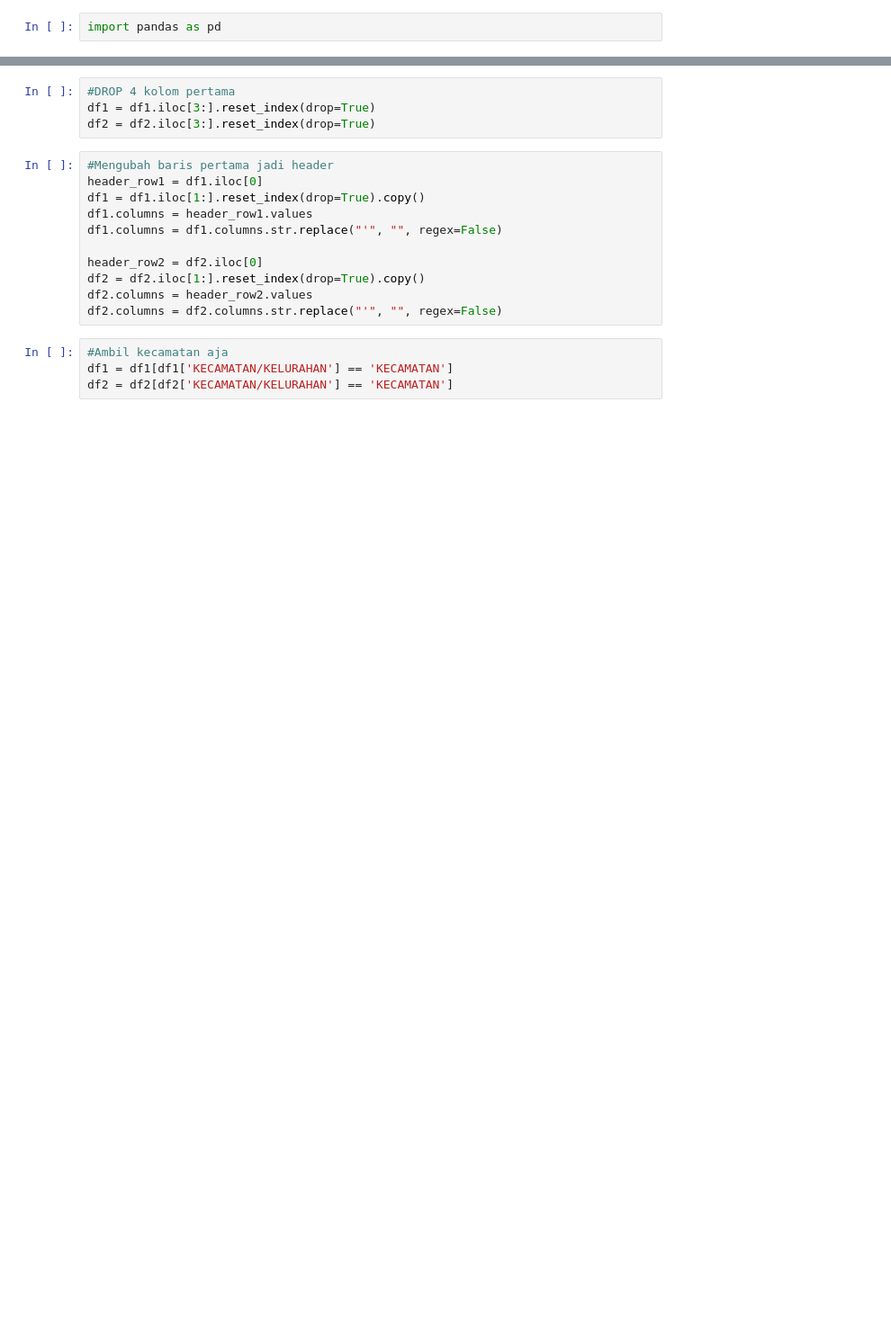
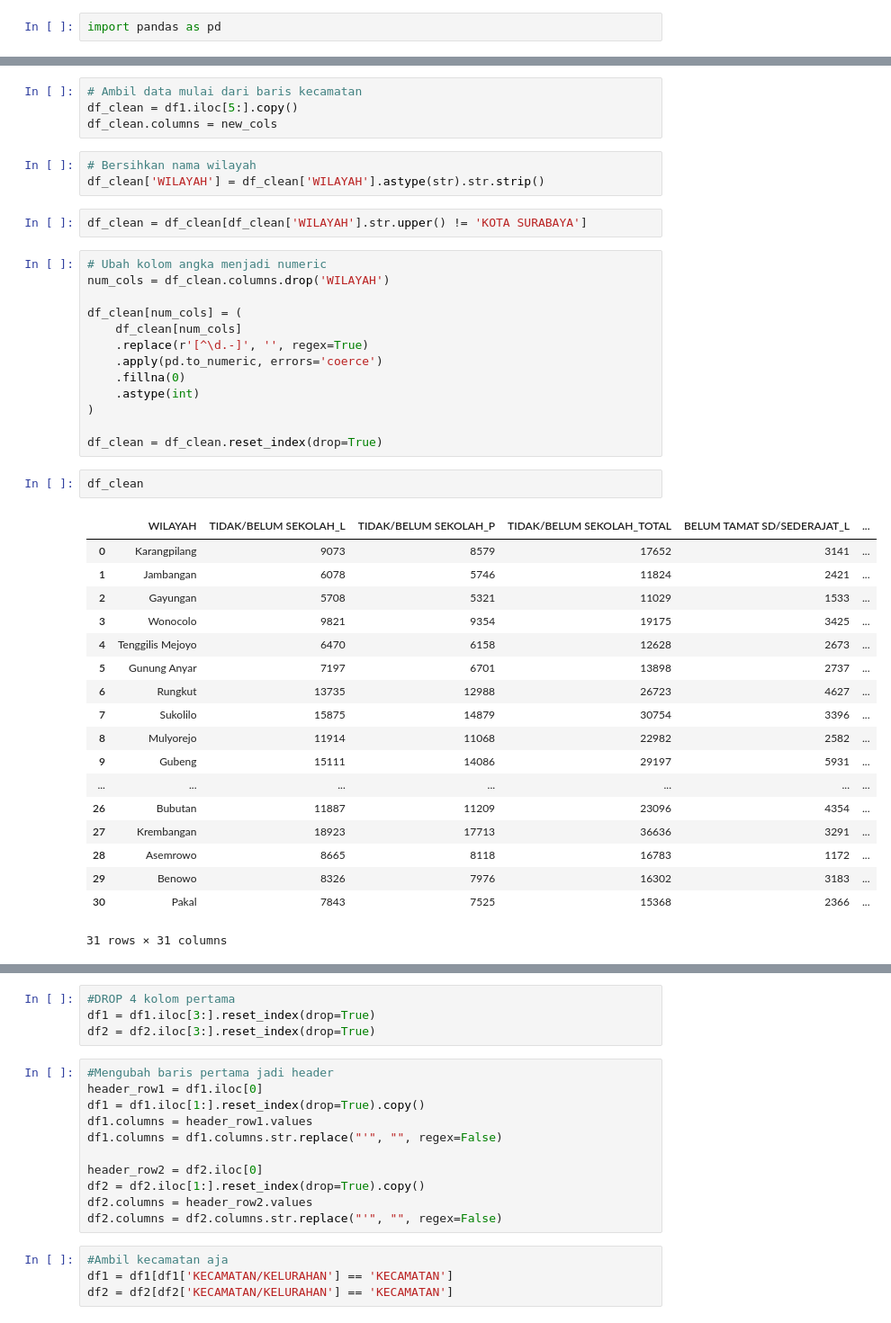
Before and after one commit to difta11/womanguard-index-surabaya, a Jupyter notebook: ETL.ipynb, the cells around one changed output, grey strips where cells are left out. Shown at 90% size. Cells and saved outputs as stored; diff of their text form; blank space fills up the shorter version.

```diff
--- a/ETL.ipynb
+++ b/ETL.ipynb
@@ -6,0 +49,43 @@ df2 = pd.read_excel(r'D:\KULIAH\Project\womanguard-index-surabaya\DATA BARU\X7 (
+# %%
+# Ambil data mulai dari baris kecamatan
+df_clean = df1.iloc[5:].copy()
+df_clean.columns = new_cols
+# %%
+# Bersihkan nama wilayah
+df_clean['WILAYAH'] = df_clean['WILAYAH'].astype(str).str.strip()
+# %%
+df_clean = df_clean[df_clean['WILAYAH'].str.upper() != 'KOTA SURABAYA']
+# %%
+# Ubah kolom angka menjadi numeric
+num_cols = df_clean.columns.drop('WILAYAH')
+
+df_clean[num_cols] = (
+    df_clean[num_cols]
+    .replace(r'[^\d.-]', '', regex=True)
+    .apply(pd.to_numeric, errors='coerce')
+    .fillna(0)
+    .astype(int)
+)
+
+df_clean = df_clean.reset_index(drop=True)
+# %%
+df_clean
+# %% [output]
+|  | WILAYAH | TIDAK/BELUM SEKOLAH_L | TIDAK/BELUM SEKOLAH_P | TIDAK/BELUM SEKOLAH_TOTAL | BELUM TAMAT SD/SEDERAJAT_L | ... |
+| 0 | Karangpilang | 9073 | 8579 | 17652 | 3141 | ... |
+| 1 | Jambangan | 6078 | 5746 | 11824 | 2421 | ... |
+| 2 | Gayungan | 5708 | 5321 | 11029 | 1533 | ... |
+| 3 | Wonocolo | 9821 | 9354 | 19175 | 3425 | ... |
+| 4 | Tenggilis Mejoyo | 6470 | 6158 | 12628 | 2673 | ... |
+| 5 | Gunung Anyar | 7197 | 6701 | 13898 | 2737 | ... |
+| 6 | Rungkut | 13735 | 12988 | 26723 | 4627 | ... |
+| 7 | Sukolilo | 15875 | 14879 | 30754 | 3396 | ... |
+| 8 | Mulyorejo | 11914 | 11068 | 22982 | 2582 | ... |
+| 9 | Gubeng | 15111 | 14086 | 29197 | 5931 | ... |
+| ... | ... | ... | ... | ... | ... | ... |
+| 26 | Bubutan | 11887 | 11209 | 23096 | 4354 | ... |
+| 27 | Krembangan | 18923 | 17713 | 36636 | 3291 | ... |
+| 28 | Asemrowo | 8665 | 8118 | 16783 | 1172 | ... |
+| 29 | Benowo | 8326 | 7976 | 16302 | 3183 | ... |
+| 30 | Pakal | 7843 | 7525 | 15368 | 2366 | ... |
+31 rows × 31 columns
```
Also changed, not shown: parts of 13 cells of this notebook, 12 other files.
